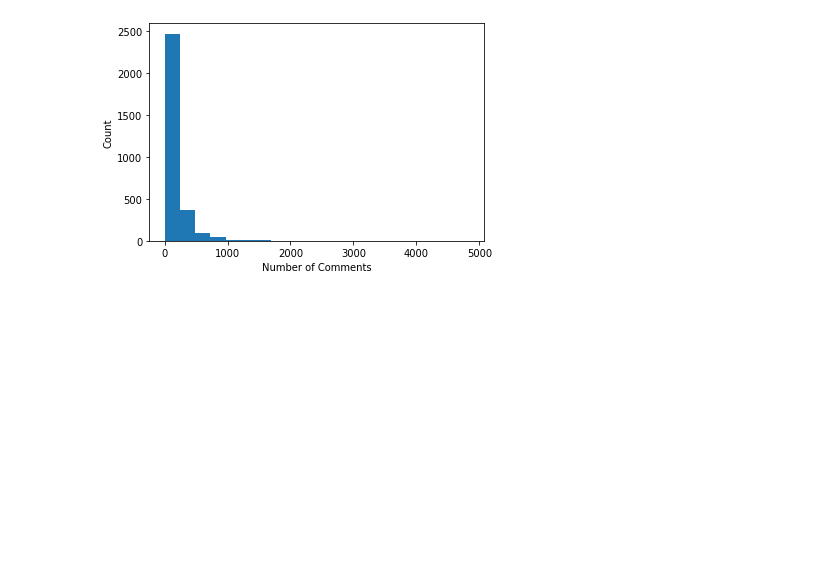
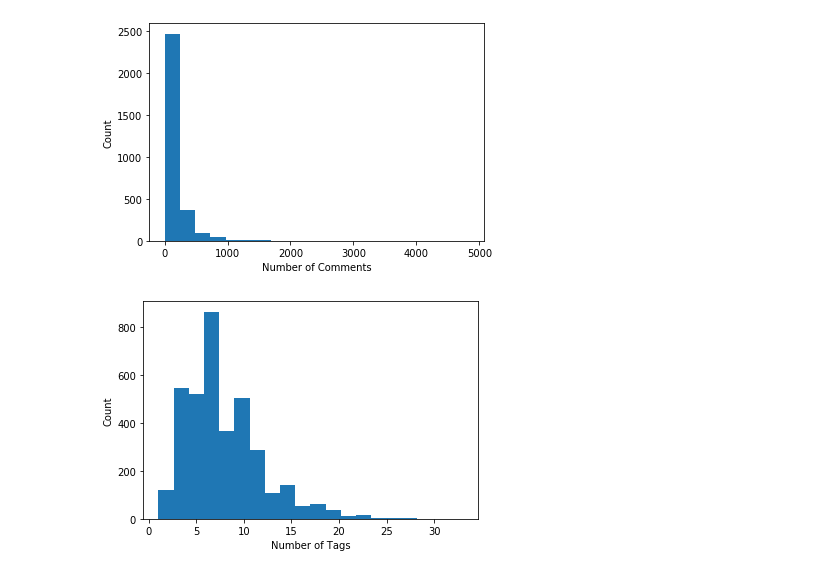
Before and after one commit to rweng18/ted_talks, a Jupyter notebook: 03_eda.ipynb, the cells around one changed output. Saved outputs shown, nothing was run; the diff lists cells and outputs as text; code cells hidden in the pictures; blank space fills up the shorter version.

```diff
--- a/03_eda.ipynb
+++ b/03_eda.ipynb
@@ -28,3 +44,12 @@ talk_df.date_recorded = pd.to_datetime(talk_df.date_recorded, format = '%Y-%m-%d
 
 talk_df.upload_date = talk_df.upload_date.replace('--', np.nan)
 talk_df.upload_date = pd.to_datetime(talk_df.upload_date, format = '%Y-%m-%d')
+# %%
+def process_tags(tags):
+    return tags.strip('[').strip(']').strip('\'').split('\', \'')
+# %%
+talk_df['tags'] = talk_df['tags'].apply(process_tags)
+# %%
+talk_df['tag_len'] = talk_df['tags'].apply(len)
+talk_df['transcript_cc'] = talk_df['transcript'].apply(len)
+talk_df['transcript_wc'] = talk_df['transcript'].apply(lambda transcript: len(str(transcript).split()))
@@ -31,2 +65,4 @@ talk_df.upload_date = pd.to_datetime(talk_df.upload_date, format = '%Y-%m-%d')
+# %%
+talk_df.reset_index(drop = True, inplace = True)
 # %%
 talk_df.to_csv('has_transcript_clean.csv')
@@ -79,3 +117,9 @@ plt.xlabel('Number of Comments');
 plt.ylabel('Count');
 # %% [output]
 [figure]
+# %%
+plt.hist(talk_df.tag_len, bins = 20);
+plt.xlabel('Number of Tags');
+plt.ylabel('Count');
+# %% [output]
+[figure, added]
```
Also changed, not shown: parts of 98 cells of this notebook.
